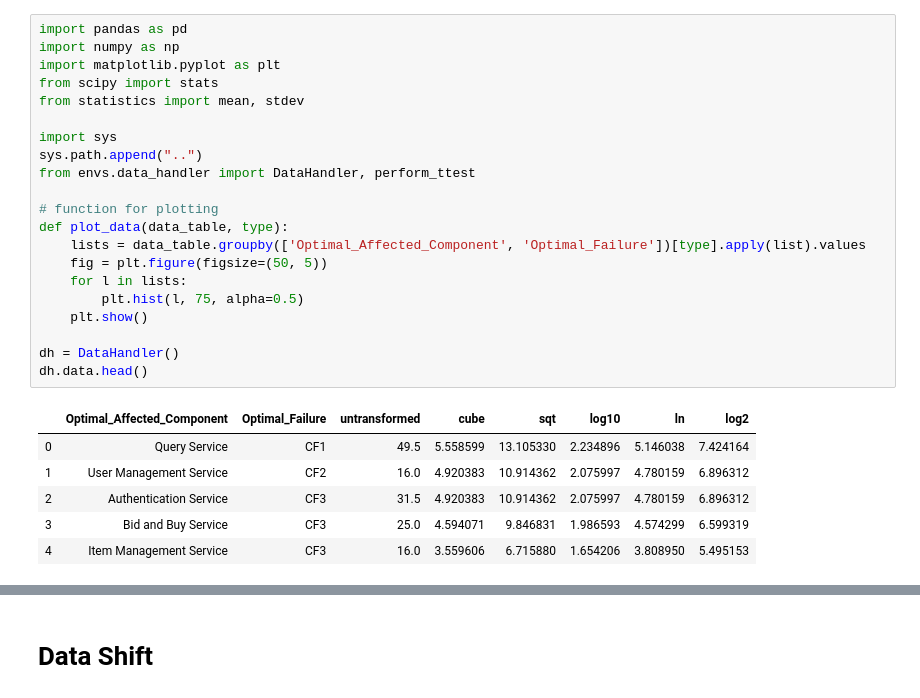
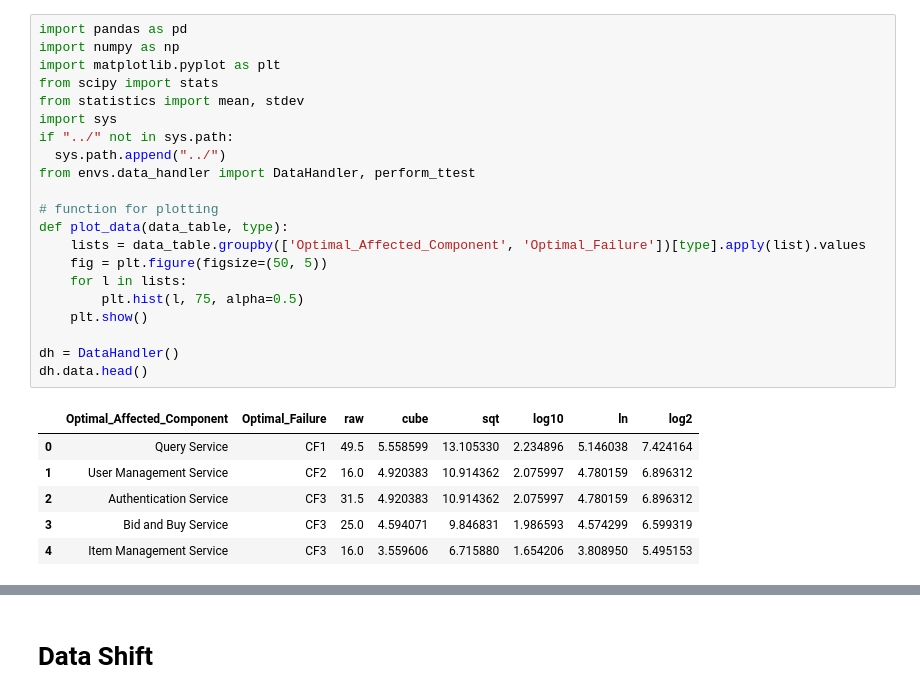
Before and after one commit to hpi-sam/rl-4-self-repair, a Jupyter notebook: data_analysis/data_shift_analysis.ipynb, the cells around one changed output, grey strips where cells are left out. Saved outputs shown, nothing was run; the diff lists cells and outputs as text.

Commit message:
solved merge conflicts, adapted paths

```diff
--- a/data_analysis/data_shift_analysis.ipynb
+++ b/data_analysis/data_shift_analysis.ipynb
@@ -1,26 +1,26 @@
 # %%
 import pandas as pd
 import numpy as np
 import matplotlib.pyplot as plt
 from scipy import stats
 from statistics import mean, stdev
-
 import sys
-sys.path.append("..")
+if "../" not in sys.path:
+  sys.path.append("../")
 from envs.data_handler import DataHandler, perform_ttest
 
 # function for plotting
 def plot_data(data_table, type):
     lists = data_table.groupby(['Optimal_Affected_Component', 'Optimal_Failure'])[type].apply(list).values
     fig = plt.figure(figsize=(50, 5))
     for l in lists:
         plt.hist(l, 75, alpha=0.5)
     plt.show()
 
 dh = DataHandler()
 dh.data.head()
 # %% [output]
-|  | Optimal_Affected_Component | Optimal_Failure | untransformed | cube | sqt | log10 | ln | log2 |
+|  | Optimal_Affected_Component | Optimal_Failure | raw | cube | sqt | log10 | ln | log2 |
 | 0 | Query Service | CF1 | 49.5 | 5.558599 | 13.105330 | 2.234896 | 5.146038 | 7.424164 |
 | 1 | User Management Service | CF2 | 16.0 | 4.920383 | 10.914362 | 2.075997 | 4.780159 | 6.896312 |
 | 2 | Authentication Service | CF3 | 31.5 | 4.920383 | 10.914362 | 2.075997 | 4.780159 | 6.896312 |
```
Also changed, not shown: parts of 10 cells of this notebook, 7 other files.
